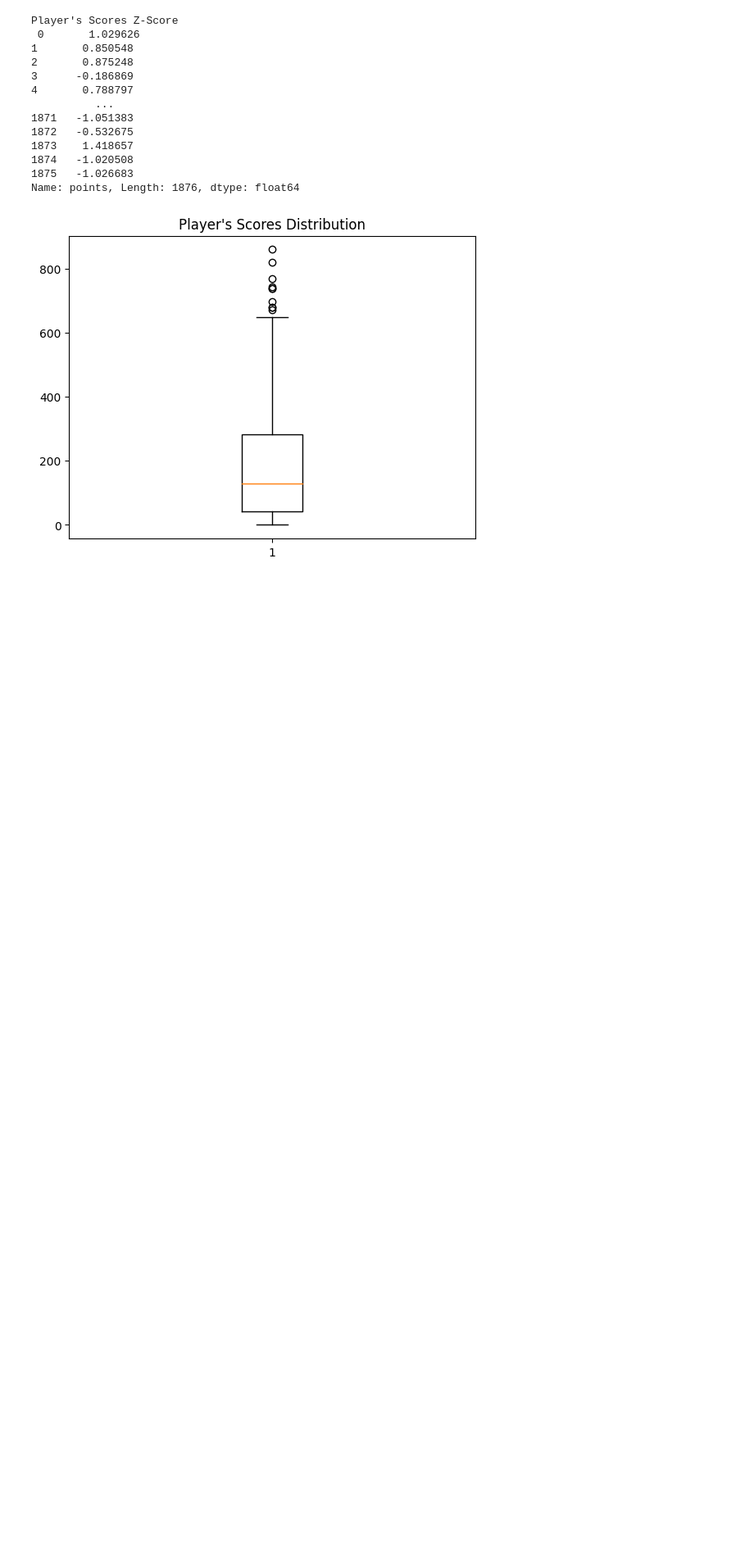
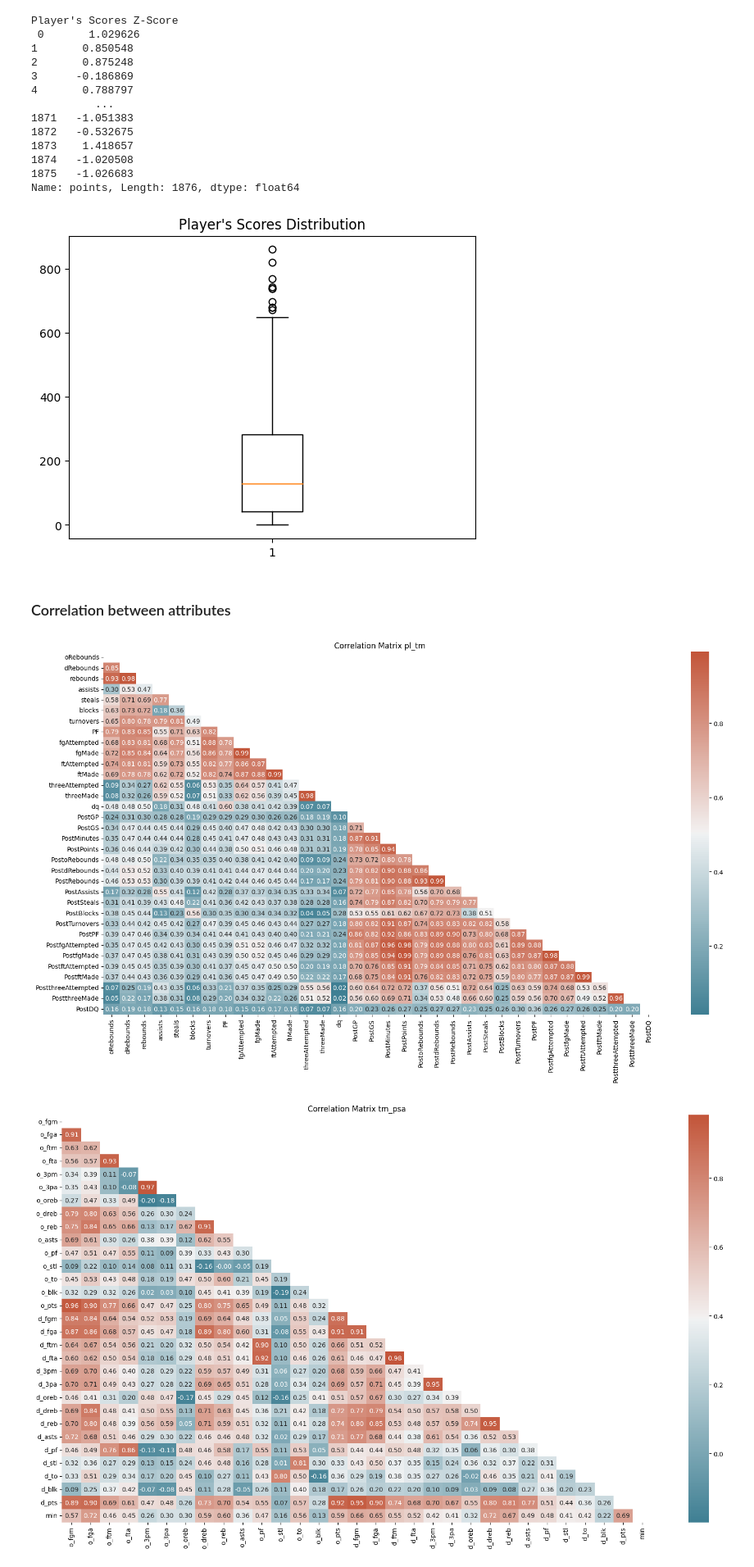
Before and after one commit to toni-santos/ac-2023, a Jupyter notebook: data-preprocessing.ipynb, the cells around one changed output. Shown at 82% size. Saved outputs shown, nothing was run; the diff lists cells and outputs as text; code cells hidden in the pictures; blank space fills up the shorter version.

Commit message:
add corr matrix and sliding window

```diff
--- a/data-preprocessing.ipynb
+++ b/data-preprocessing.ipynb
@@ -355,0 +352,51 @@ Name: points, Length: 1876, dtype: float64
+# %% [markdown]
+### Correlation between attributes
+# %%
+def plot_corr_mat(df, name, columns):
+    correlation_matrix = df[columns].corr()
+
+    plt.figure(figsize=(17, 10))
+
+    mask = np.triu(np.ones_like(correlation_matrix, dtype=bool))
+
+    cmap = sns.diverging_palette(220, 20, as_cmap=True)
+    sns.heatmap(correlation_matrix, mask=mask, cmap=cmap, annot=True, fmt=".2f")
+    plt.title(f'Correlation Matrix {name}')
+    plt.tight_layout()
+    plt.show()
+# %%
+dataframes = [pl_tm, tm_psa]
+names = ['pl_tm', 'tm_psa']
+
+selected_columns = [
+	[
+       'oRebounds', 'dRebounds', 'rebounds', 'assists', 'steals', 'blocks',
+       'turnovers', 'PF', 'fgAttempted', 'fgMade', 'ftAttempted', 'ftMade',
+       'threeAttempted', 'threeMade', 'dq', 'PostGP', 'PostGS', 'PostMinutes',
+       'PostPoints', 'PostoRebounds', 'PostdRebounds', 'PostRebounds',
+       'PostAssists', 'PostSteals', 'PostBlocks', 'PostTurnovers', 'PostPF',
+       'PostfgAttempted', 'PostfgMade', 'PostftAttempted', 'PostftMade',
+       'PostthreeAttempted', 'PostthreeMade', 'PostDQ'],
+
+	[ 'o_fgm', 'o_fga', 'o_ftm', 'o_fta', 'o_3pm', 'o_3pa',
+       'o_oreb', 'o_dreb', 'o_reb', 'o_asts', 'o_pf', 'o_stl', 'o_to', 'o_blk',
+       'o_pts', 'd_fgm', 'd_fga', 'd_ftm', 'd_fta', 'd_3pm', 'd_3pa', 'd_oreb',
+       'd_dreb', 'd_reb', 'd_asts', 'd_pf', 'd_stl', 'd_to', 'd_blk', 'd_pts',
+       'min']
+]
+
+
+for i in range(0, len(dataframes)):
+	df = dataframes[i]
+	for column in selected_columns[i]:
+		if (df[column].dtype == 'object'):  # Check if the column contains strings
+			try:
+				df[column] = pd.to_numeric(df[column])  # Try to convert to numeric
+			except ValueError:
+				pass
+
+
+	plot_corr_mat(df, names[i], selected_columns[i])
+# %% [output]
+[figure, added]
+[figure, added]
```
Also changed, not shown: parts of 7 cells of this notebook.
